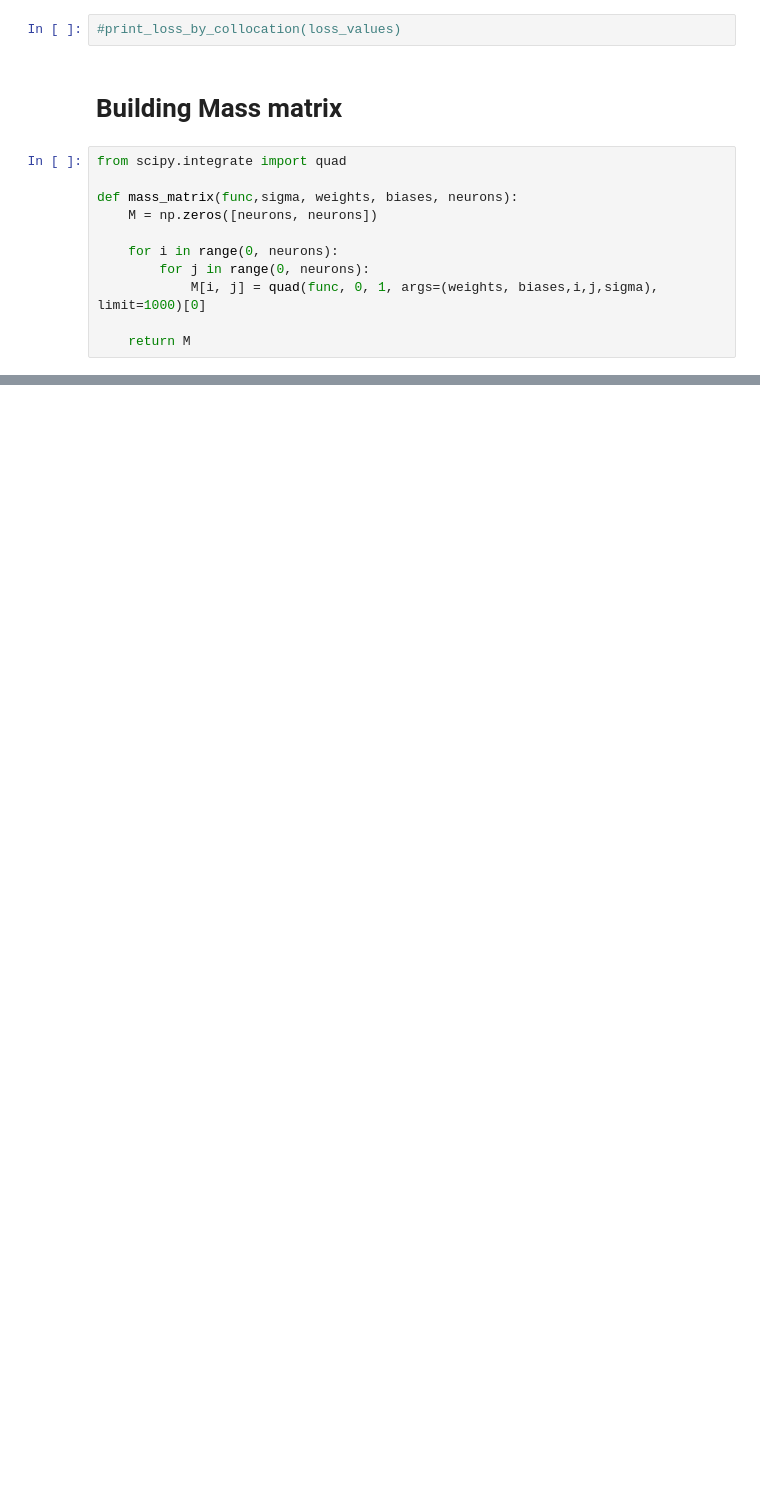
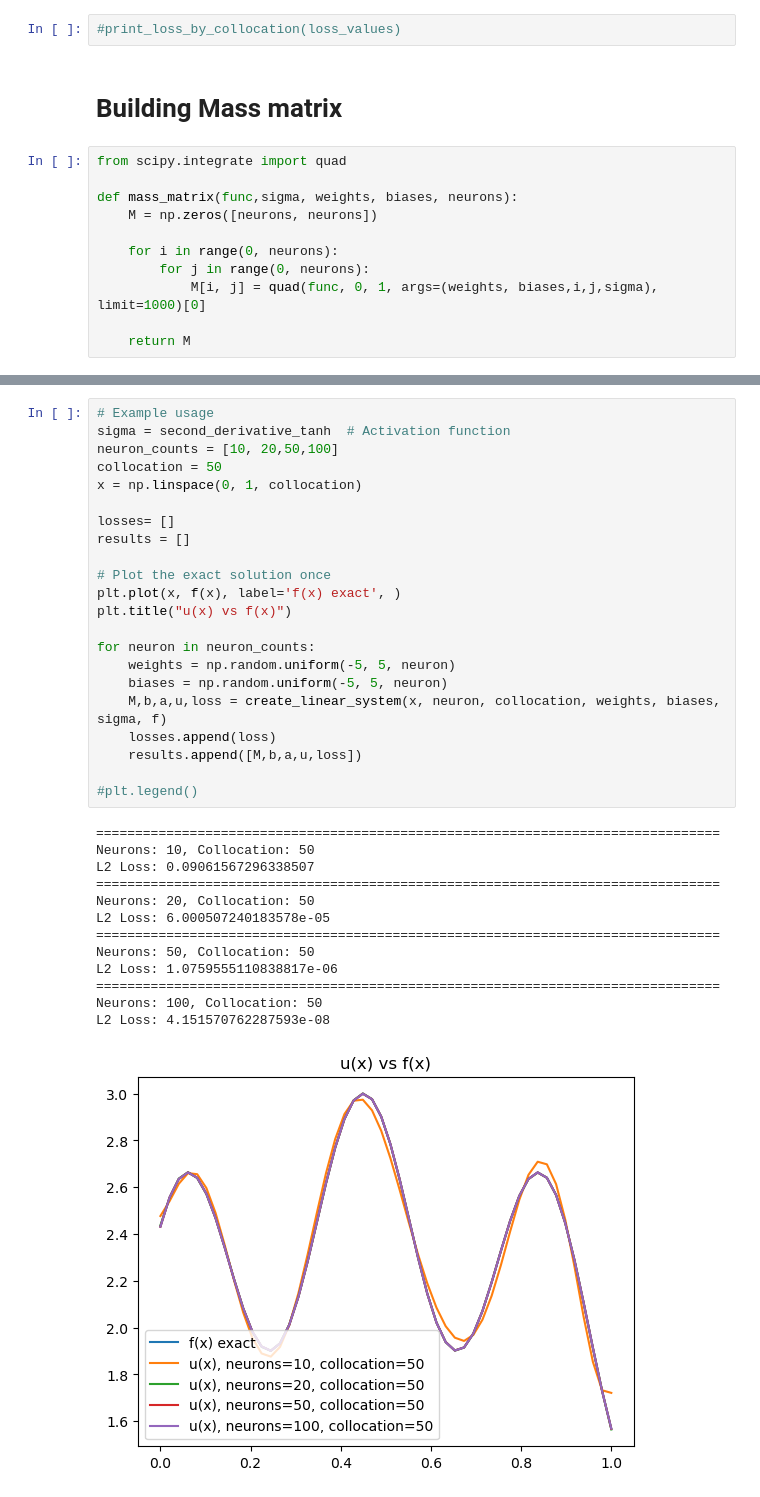
Before and after one commit to strathanderson/Function_approximation, a Jupyter notebook: Finite_Neuron_Method.ipynb, the cells around one changed output, grey strips where cells are left out. Drawn from its saved outputs; the diff is of its cells as text; blank space fills up the shorter version.

```diff
--- a/Finite_Neuron_Method.ipynb
+++ b/Finite_Neuron_Method.ipynb
@@ -462,0 +447,36 @@ L2 Loss: 41210325357564.1
+# %%
+# Example usage
+sigma = second_derivative_tanh  # Activation function
+neuron_counts = [10, 20,50,100]
+collocation = 50
+x = np.linspace(0, 1, collocation)
+
+losses= []
+results = []
+
+# Plot the exact solution once
+plt.plot(x, f(x), label='f(x) exact', )
+plt.title("u(x) vs f(x)")
+
+for neuron in neuron_counts:
+    weights = np.random.uniform(-5, 5, neuron)
+    biases = np.random.uniform(-5, 5, neuron)
+    M,b,a,u,loss = create_linear_system(x, neuron, collocation, weights, biases, sigma, f)
+    losses.append(loss)
+    results.append([M,b,a,u,loss])
+
+#plt.legend()
+# %% [output]
+================================================================================
+Neurons: 10, Collocation: 50
+L2 Loss: 0.09061567296338507
+================================================================================
+Neurons: 20, Collocation: 50
+L2 Loss: 6.000507240183578e-05
+================================================================================
+Neurons: 50, Collocation: 50
+L2 Loss: 1.0759555110838817e-06
+================================================================================
+Neurons: 100, Collocation: 50
+L2 Loss: 4.151570762287593e-08
+[figure, added]
```
Also changed, not shown: parts of 20 cells of this notebook, 10 other files.
